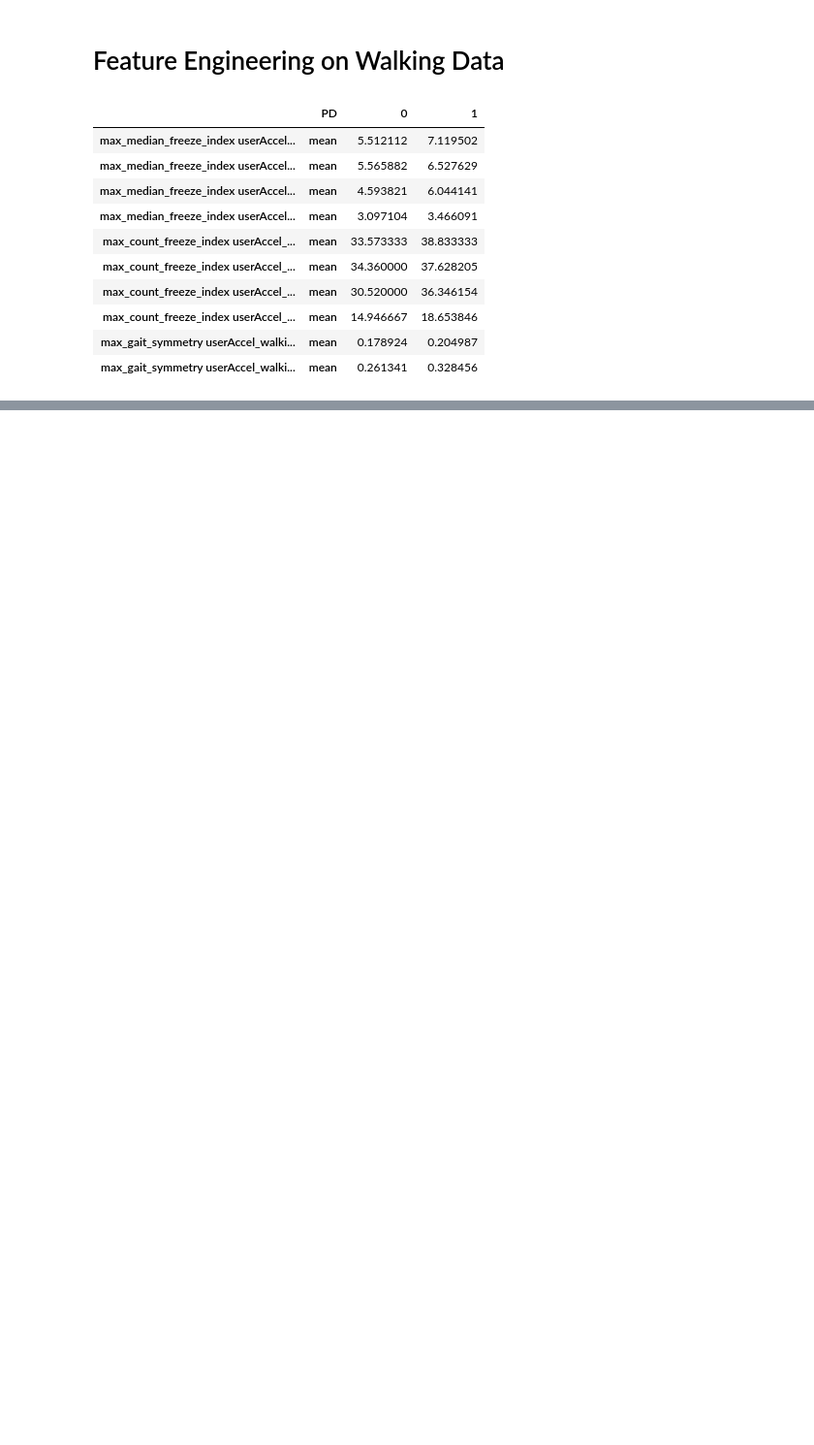
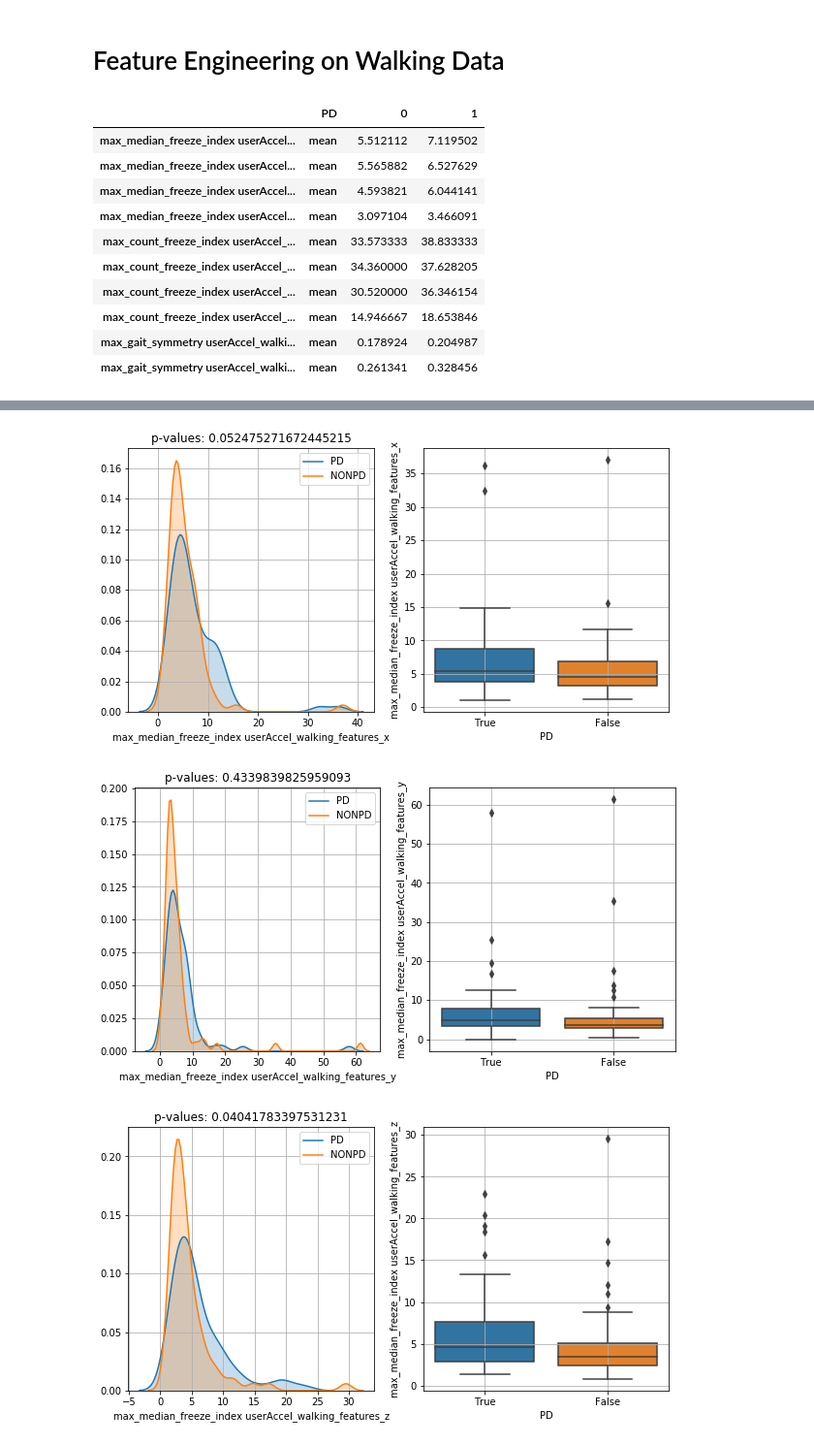
Before and after one commit to arytontediarjo/mPower-Analysis, a Jupyter notebook: Notebooks/feature_engineering.ipynb, the cells around one changed output, grey strips where cells are left out. Shown at 97% size. Drawn from its saved outputs; the diff is of its cells as text; code cells hidden in the pictures; blank space fills up the shorter version.

```diff
--- a/Notebooks/feature_engineering.ipynb
+++ b/Notebooks/feature_engineering.ipynb
@@ -181,3 +177,22 @@ X_train, X_test, y_train, y_test = train_test_split(data, data["PD"], test_size=
+# %%
+from sklearn.model_selection import train_test_split
+from sklearn.preprocessing import KBinsDiscretizer, StandardScaler, MinMaxScaler, RobustScaler
+from scipy.stats import ttest_ind
+
+X_train, X_test, y_train, y_test = train_test_split(data, data["PD"], test_size=0.20, random_state = 100)
+
+def plot_distribution(data):
+    for i in [i for i in data.columns if "features" in i]:
+        PD = data[data["PD"] == True][i].dropna()
+        NONPD = data[data["PD"] == False][i].dropna()
+        fig, axes = plt.subplots(nrows=1, ncols=2,figsize=(10,5))
+        sns.distplot(PD, label = "PD", kde_kws={"shade": True}, hist = False, ax = axes[0])
+        sns.distplot(NONPD, label = "NONPD", kde_kws={"shade": True}, hist = False, ax = axes[0])
+        sns.boxplot(x = "PD", y = i, data = data, ax = axes[1], orient = "v", order = [True, False])
+        axes[0].set_title("p-values: {}".format(ttest_ind(PD, NONPD)[1]))
+        axes[0].grid()
+        axes[1].grid()
+        plt.show()
 # %%
 ## Approach 1: maximize separation between PD and non-PDs
 
@@ -197,6 +212,3 @@ X_train.groupby("PD").agg(["mean"]).T
 | max_count_freeze_index userAccel_... | mean | 14.946667 | 18.653846 |
 | max_gait_symmetry userAccel_walki... | mean | 0.178924 | 0.204987 |
 | max_gait_symmetry userAccel_walki... | mean | 0.261341 | 0.328456 |
-# %%
-X_train = X_train.drop(["healthCode", "PD"], axis = 1)
-X_test = X_test.drop(["healthCode", "PD"], axis = 1)
@@ -205,2 +214,0 @@ est = KBinsDiscretizer(n_bins=5, encode='ordinal', strategy='uniform')
-# %%
-est.fit(X_train, y_train)
@@ -229,0 +215,6 @@ pd.DataFrame(est.transform(X_train), columns = X_train.columns)[""]
+# %%
+plot_distribution(X_train)
+# %% [output]
+[figure, added]
+[figure, added]
+[figure, added]
```
Also changed, not shown: parts of 10 cells of this notebook.
